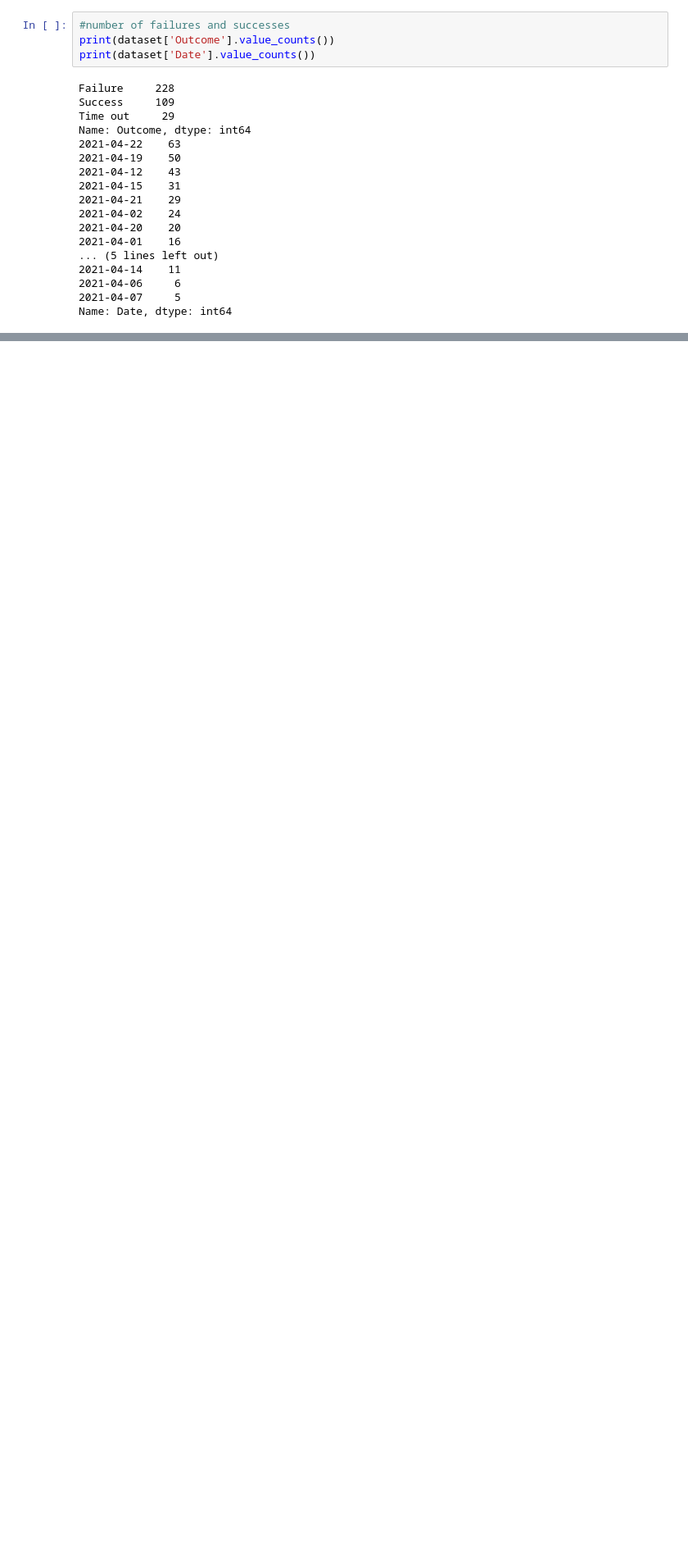
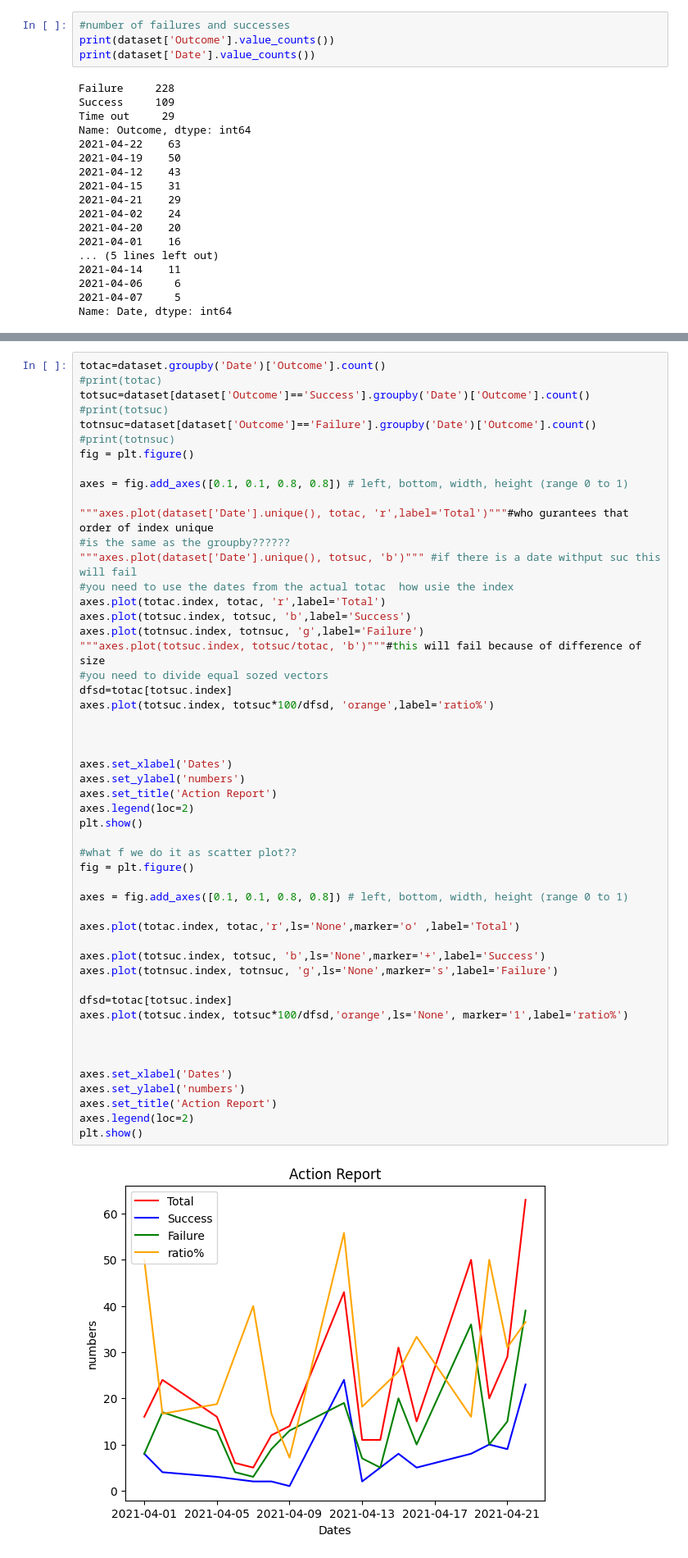
Before and after one commit to arfan64shah/Extract_Transform_Load_Visualization, a Jupyter notebook: practical8/Arfan_practical8.ipynb, the cells around one changed output, grey strips where cells are left out. Shown: that part at 82% size. Saved outputs shown, nothing was run; the diff lists cells and outputs as text; blank space fills up the shorter version.

```diff
--- a/practical8/Arfan_practical8.ipynb
+++ b/practical8/Arfan_practical8.ipynb
@@ -81,0 +78,53 @@ KeyError: 'Date'
+# %%
+totac=dataset.groupby('Date')['Outcome'].count()
+#print(totac)
+totsuc=dataset[dataset['Outcome']=='Success'].groupby('Date')['Outcome'].count()
+#print(totsuc)
+totnsuc=dataset[dataset['Outcome']=='Failure'].groupby('Date')['Outcome'].count()
+#print(totnsuc)
+fig = plt.figure()
+
+axes = fig.add_axes([0.1, 0.1, 0.8, 0.8]) # left, bottom, width, height (range 0 to 1)
+
+"""axes.plot(dataset['Date'].unique(), totac, 'r',label='Total')"""#who gurantees that order of index unique
+#is the same as the groupby??????
+"""axes.plot(dataset['Date'].unique(), totsuc, 'b')""" #if there is a date withput suc this will fail
+#you need to use the dates from the actual totac  how usie the index
+axes.plot(totac.index, totac, 'r',label='Total')
+axes.plot(totsuc.index, totsuc, 'b',label='Success')
+axes.plot(totnsuc.index, totnsuc, 'g',label='Failure')
+"""axes.plot(totsuc.index, totsuc/totac, 'b')"""#this will fail because of difference of size
+#you need to divide equal sozed vectors
+dfsd=totac[totsuc.index]
+axes.plot(totsuc.index, totsuc*100/dfsd, 'orange',label='ratio%')
+
+
+
+axes.set_xlabel('Dates')
+axes.set_ylabel('numbers')
+axes.set_title('Action Report')
+axes.legend(loc=2)
+plt.show()
+
+#what f we do it as scatter plot??
+fig = plt.figure()
+
+axes = fig.add_axes([0.1, 0.1, 0.8, 0.8]) # left, bottom, width, height (range 0 to 1)
+
+axes.plot(totac.index, totac,'r',ls='None',marker='o' ,label='Total')
+
+axes.plot(totsuc.index, totsuc, 'b',ls='None',marker='+',label='Success')
+axes.plot(totnsuc.index, totnsuc, 'g',ls='None',marker='s',label='Failure')
+
+dfsd=totac[totsuc.index]
+axes.plot(totsuc.index, totsuc*100/dfsd,'orange',ls='None', marker='1',label='ratio%')
+
+
+
+axes.set_xlabel('Dates')
+axes.set_ylabel('numbers')
+axes.set_title('Action Report')
+axes.legend(loc=2)
+plt.show()
+# %% [output]
+[figure, added]
```
Also changed, not shown: parts of 2 cells of this notebook.
